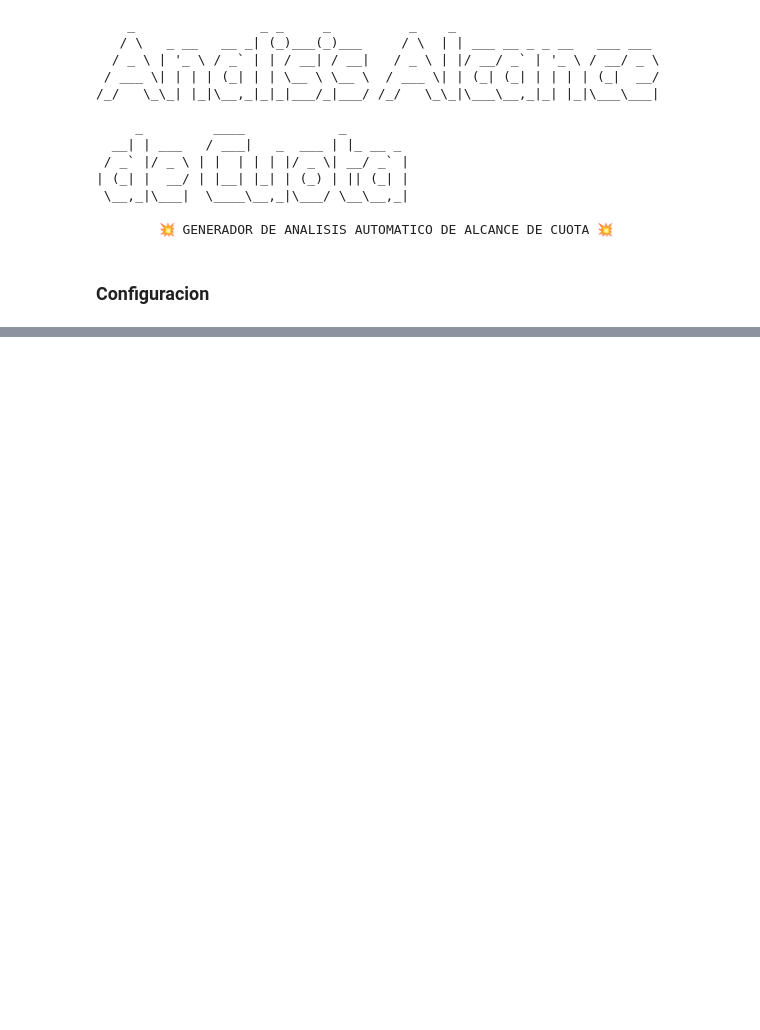
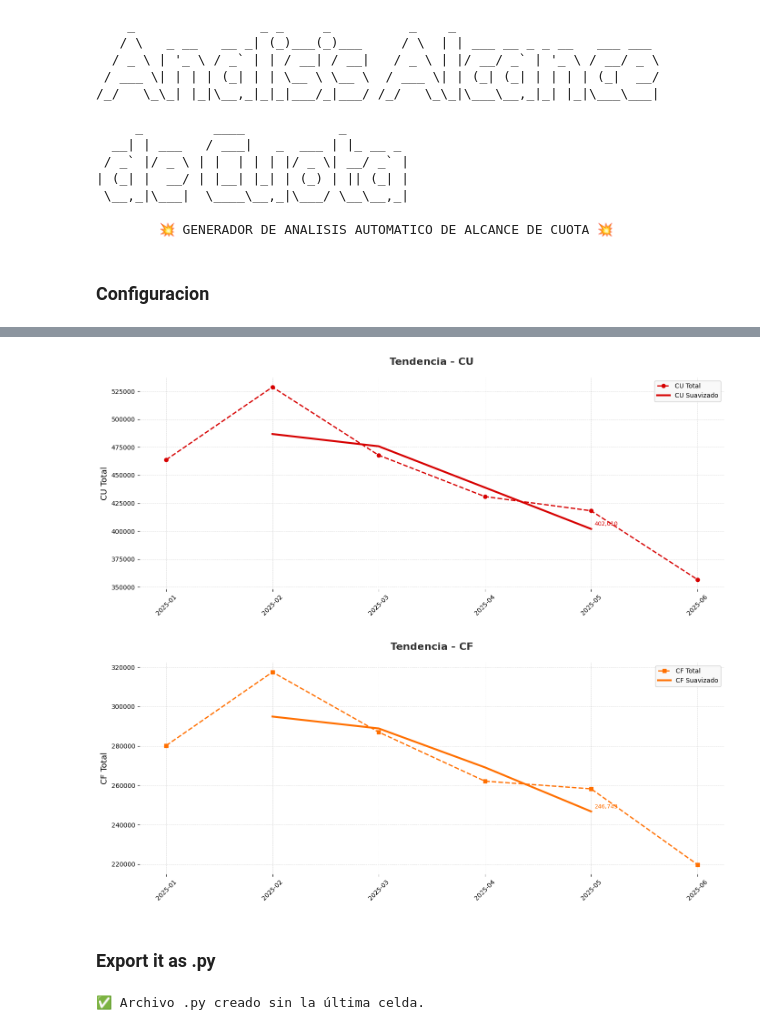
Before and after one commit to GerardoPortocarrero/analisis_alcance_cuota, a Jupyter notebook: main.ipynb, the cells around one changed output, grey strips where cells are left out. Saved outputs shown, nothing was run; the diff lists cells and outputs as text; code cells hidden in the pictures; blank space fills up the shorter version.

Commit message:
analisis preparados

```diff
--- a/main.ipynb
+++ b/main.ipynb
@@ -108,0 +127,6 @@ locaciones = ['06 AYA EL PEDREGAL', '38 AYA ATICO', '40 AYA CHALA', '88 AYA CAMA
+# %%
+importlib.reload(gd)
+
+df = gd.get_clean_data(ALCANCE_CUOTA)
+print(df.schema)
+print(df.shape)
@@ -108,0 +138,16 @@ locaciones = ['06 AYA EL PEDREGAL', '38 AYA ATICO', '40 AYA CHALA', '88 AYA CAMA
+# %%
+year = int(input("\n>> Ingresa año (yyyy): "))
+
+print("\nSelecciona locacion/es:")
+print(f"  [1] Todas")
+print(f"  [2] {locaciones[0]}")
+print(f"  [3] {locaciones[1]}")
+print(f"  [4] {locaciones[2]}")
+print(f"  [5] {locaciones[3]}\n")
+
+location_option = int(input(">> Opción (1 - 5): "))
+
+if location_option == 1:
+    filtered_locaciones = locaciones
+else:
+    filtered_locaciones = [locaciones[location_option - 2]]
@@ -108,0 +161,7 @@ locaciones = ['06 AYA EL PEDREGAL', '38 AYA ATICO', '40 AYA CHALA', '88 AYA CAMA
+# %%
+importlib.reload(gd)
+
+df_year = gd.get_specific_year(df, year)
+df_location = gd.get_specific_location(df_year, filtered_locaciones)
+
+df_filtered = df_location
@@ -108,0 +191,42 @@ locaciones = ['06 AYA EL PEDREGAL', '38 AYA ATICO', '40 AYA CHALA', '88 AYA CAMA
+# %%
+importlib.reload(da)
+
+# 1. Análisis temporal
+da.analisis_temporal(df_filtered)
+
+# 2. Análisis estadístico
+da.analisis_estadistico(df_filtered)
+
+# 3. Análisis comparativo
+da.analisis_comparativo(df_filtered)
+
+# 4. Tendencias y estacionalidad
+da.analisis_tendencia_estacionalidad(df_filtered)
+# %% [output]
+[figure, added]
+[figure, added]
+# %% [markdown]
+### Export it as .py
+# %%
+import nbformat
+from nbconvert import PythonExporter
+
+# Cargar el notebook
+notebook_path = "main.ipynb"
+with open(notebook_path, "r", encoding="utf-8") as f:
+    nb = nbformat.read(f, as_version=4)
+
+# Eliminar la última celda
+nb['cells'] = nb['cells'][:-1]
+
+# Convertir a script .py
+exporter = PythonExporter()
+codigo_python, _ = exporter.from_notebook_node(nb)
+
+# Guardar el archivo .py
+with open("main.py", "w", encoding="utf-8") as f:
+    f.write(codigo_python)
+
+print("✅ Archivo .py creado sin la última celda.")
+# %% [output]
+✅ Archivo .py creado sin la última celda.
```
Also changed, not shown: parts of 8 cells of this notebook, 7 other files.
